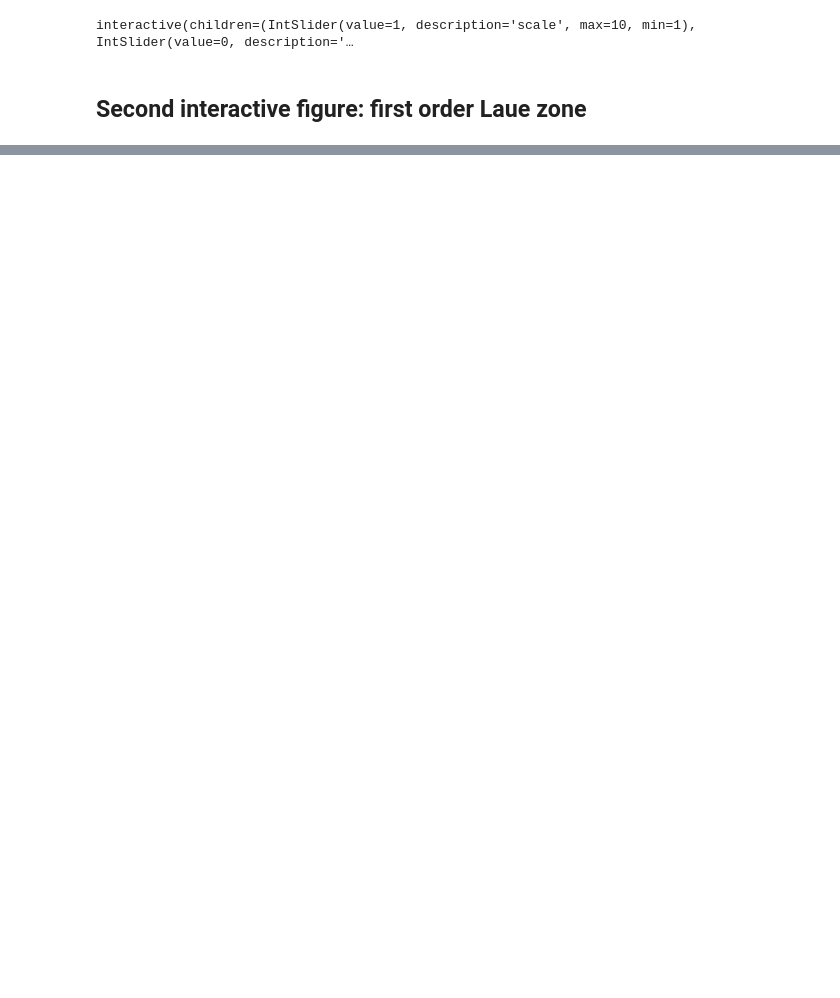
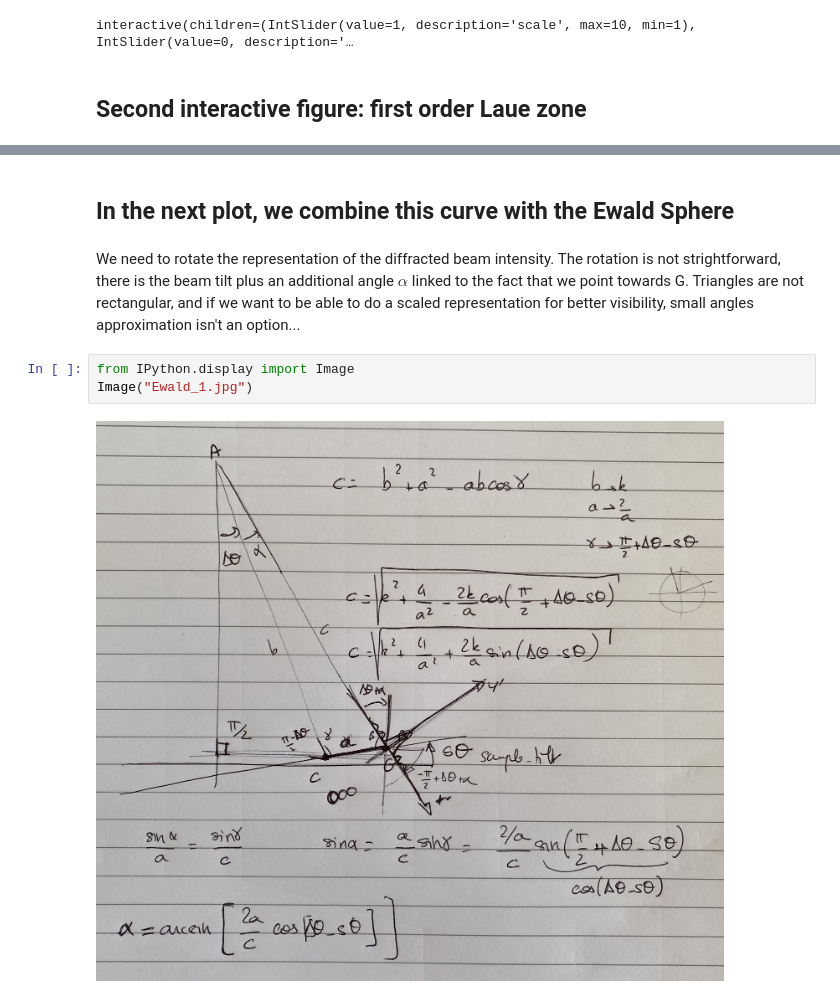
Before and after one commit to c-hebert/jupyTEM, a Jupyter notebook: Ewald Sphere.ipynb, the cells around one changed output, grey strips where cells are left out. Cells and saved outputs as stored; diff of their text form; blank space fills up the shorter version.

```diff
--- a/Ewald Sphere.ipynb
+++ b/Ewald Sphere.ipynb
@@ -163,0 +247,9 @@ interactive(children=(IntSlider(value=1, description='scale', max=10, min=1), In
+# %% [markdown]
+## In the next plot, we combine this curve with the Ewald Sphere
+# %% [markdown]
+We need to rotate the representation of the diffracted beam intensity. The rotation is not strightforward, there is the beam tilt plus an additional angle $\alpha$ linked to the fact that we point towards G. Triangles are not rectangular, and if we want to be able to do a scaled representation for better visibility, small angles approximation isn't an option...
+# %%
+from IPython.display import Image
+Image("Ewald_1.jpg")
+# %% [output]
+[figure, added]
```
Also changed, not shown: parts of 14 cells of this notebook, 1 other file.
